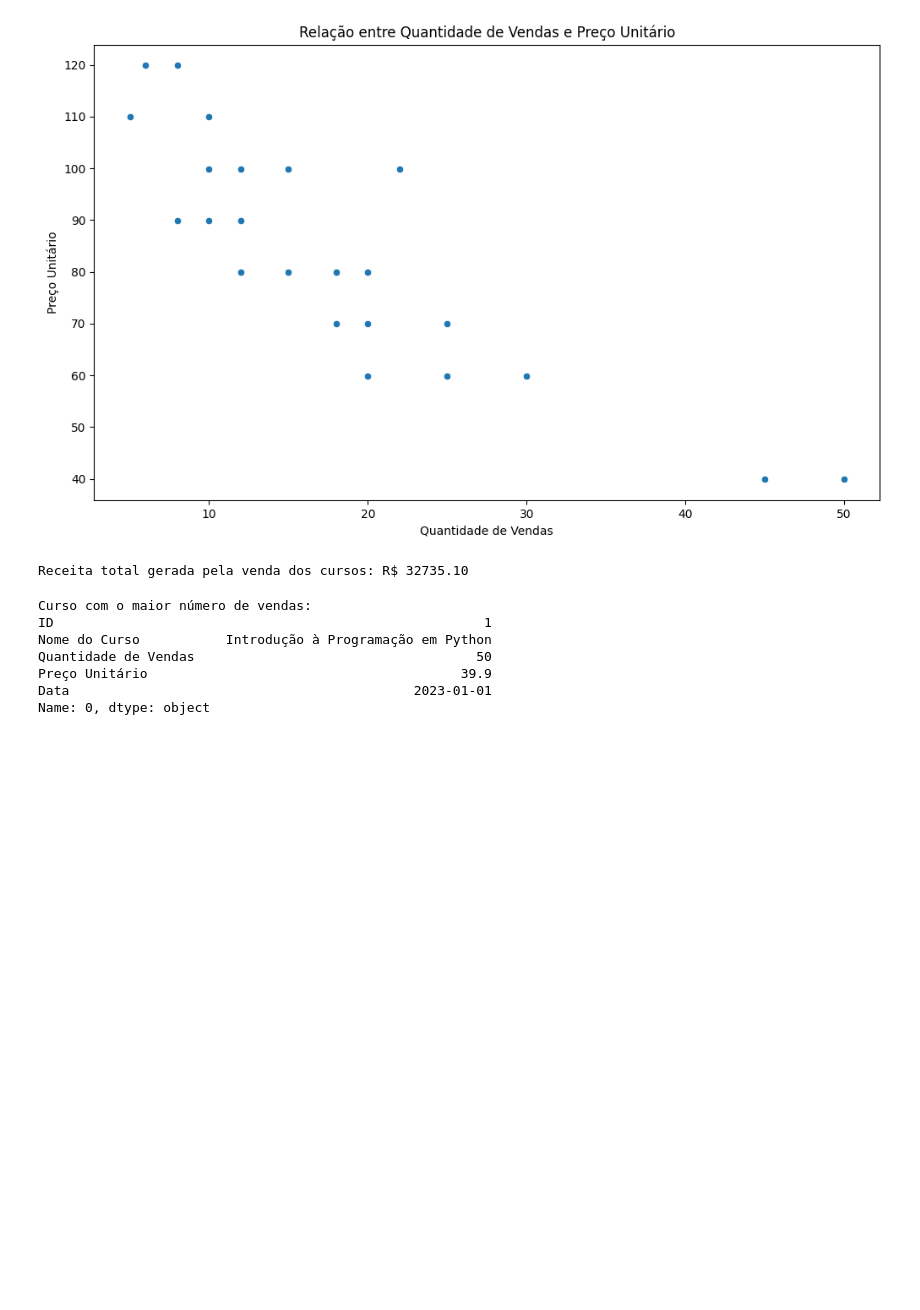
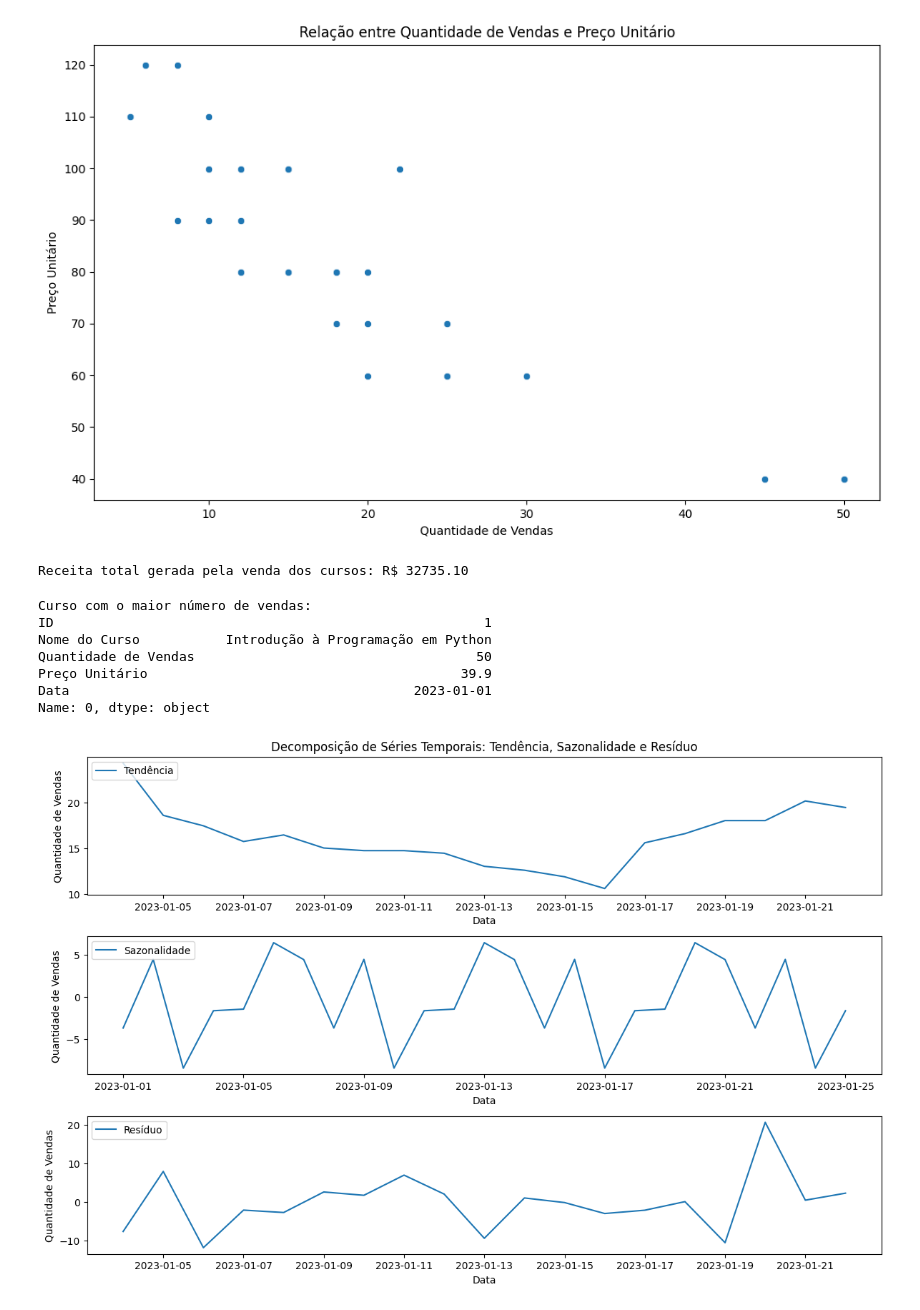
Before and after one commit to Andessonreis/TrilhaDadosJR-JUN15, a Jupyter notebook: analise_vendas.ipynb, the cells around one changed output. Saved outputs shown, nothing was run; the diff lists cells and outputs as text; code cells hidden in the pictures; blank space fills up the shorter version.

Commit message:
✨ feat: Add seasonal decomposition

```diff
--- a/analise_vendas.ipynb
+++ b/analise_vendas.ipynb
@@ -109,3 +110,30 @@ fig.update_layout(
   )
 
 fig.show()
+# %%
+decomposition = seasonal_decompose(df.set_index('Data')['Quantidade de Vendas'], model='additive')
+
+plt.figure(figsize=(12, 10))
+plt.subplot(411)
+plt.plot(decomposition.trend, label='Tendência')
+plt.legend(loc='upper left')
+plt.title('Decomposição de Séries Temporais: Tendência, Sazonalidade e Resíduo')
+plt.xlabel('Data')
+plt.ylabel('Quantidade de Vendas')
+
+plt.subplot(412)
+plt.plot(decomposition.seasonal, label='Sazonalidade')
+plt.legend(loc='upper left')
+plt.xlabel('Data')
+plt.ylabel('Quantidade de Vendas')
+
+plt.subplot(413)
+plt.plot(decomposition.resid, label='Resíduo')
+plt.legend(loc='upper left')
+plt.xlabel('Data')
+plt.ylabel('Quantidade de Vendas')
+
+plt.tight_layout()
+plt.show()
+# %% [output]
+[figure, added]
```
Also changed, not shown: parts of 1 cell of this notebook.
